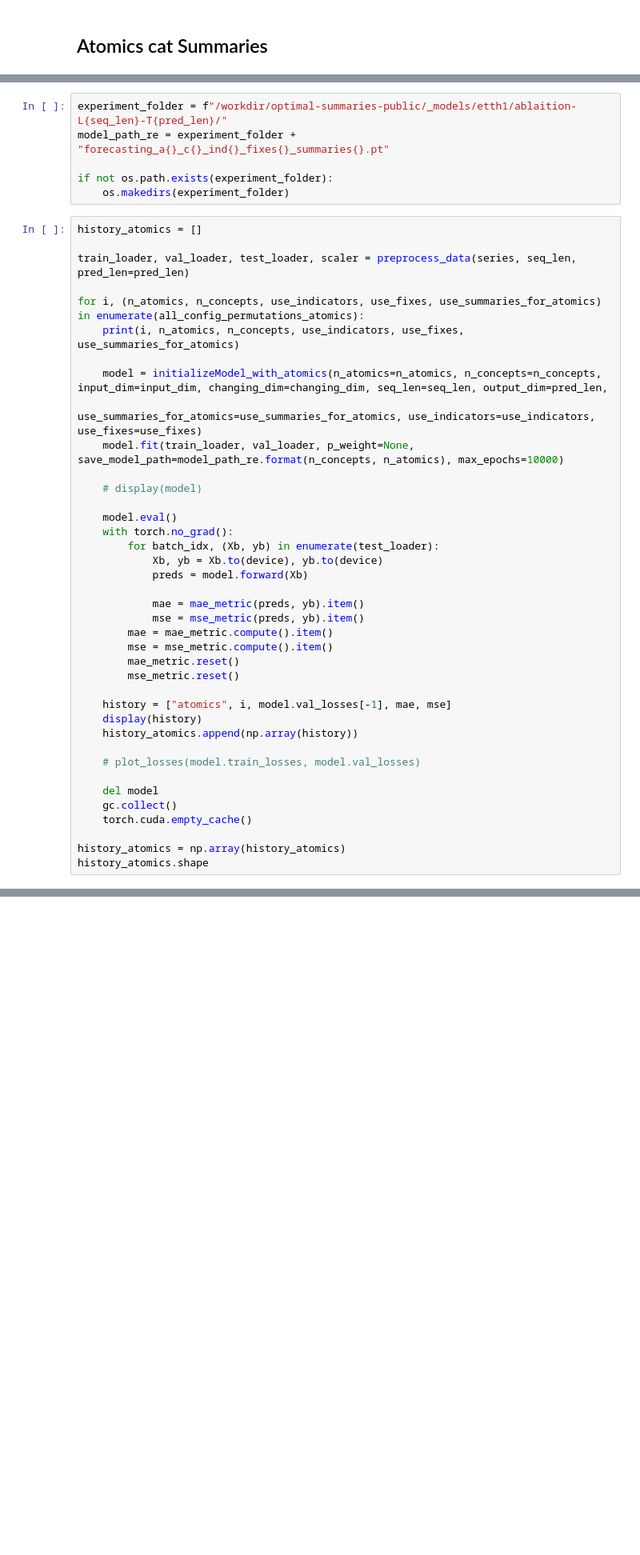
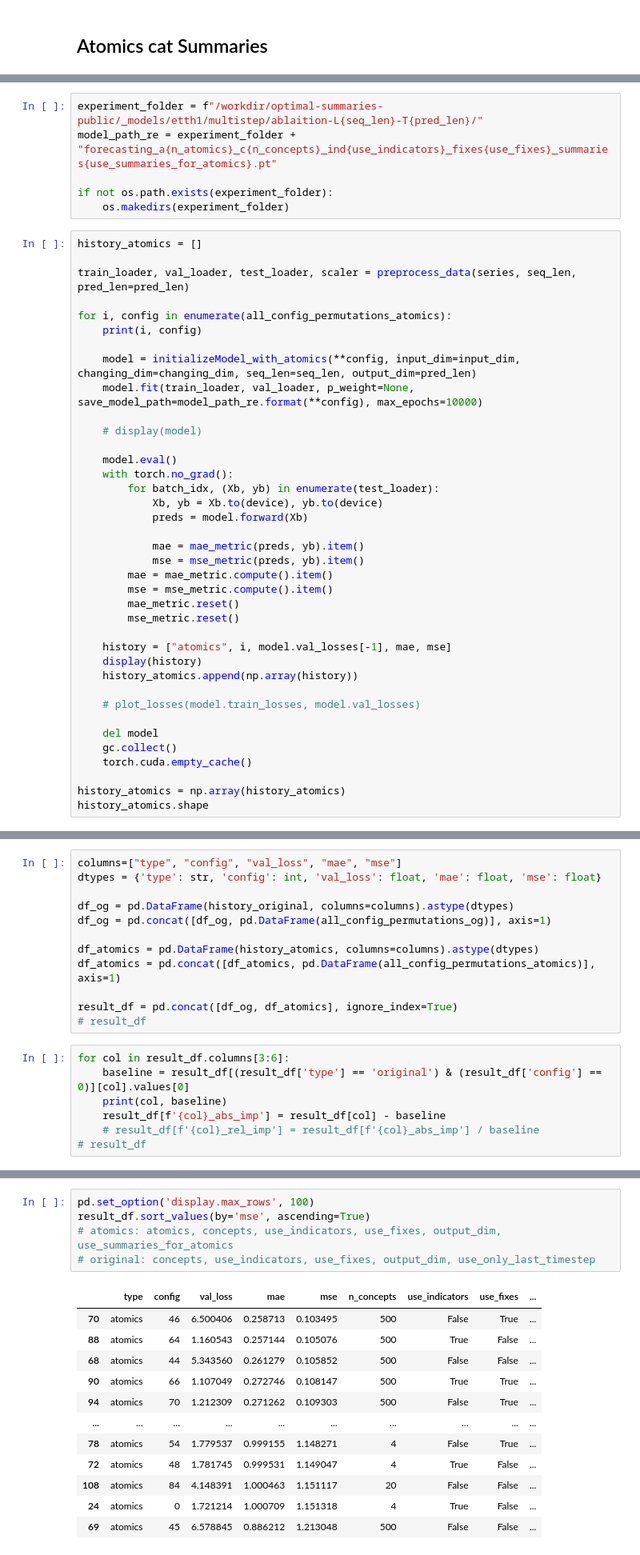
Before and after one commit to KevinArmbruster/optimal-summaries-public, a Jupyter notebook: regression/etth1 ablaition.ipynb, the cells around one changed output, grey strips where cells are left out. Shown: that part at 80% size. Saved outputs shown, nothing was run; the diff lists cells and outputs as text; blank space fills up the shorter version.

Commit message:
ablaitions, some restructering

```diff
--- a/regression/etth1 ablaition.ipynb
+++ b/regression/etth1 ablaition.ipynb
@@ -391,6 +385,6 @@ NameError: name 'product' is not defined
 # %%
-experiment_folder = f"/workdir/optimal-summaries-public/_models/etth1/ablaition-L{seq_len}-T{pred_len}/"
-model_path_re = experiment_folder + "forecasting_a{}_c{}_ind{}_fixes{}_summaries{}.pt"
+experiment_folder = f"/workdir/optimal-summaries-public/_models/etth1/multistep/ablaition-L{seq_len}-T{pred_len}/"
+model_path_re = experiment_folder + "forecasting_a{n_atomics}_c{n_concepts}_ind{use_indicators}_fixes{use_fixes}_summaries{use_summaries_for_atomics}.pt"
 
 if not os.path.exists(experiment_folder):
     os.makedirs(experiment_folder)
@@ -399,12 +393,11 @@ history_atomics = []
 
 train_loader, val_loader, test_loader, scaler = preprocess_data(series, seq_len, pred_len=pred_len)
 
-for i, (n_atomics, n_concepts, use_indicators, use_fixes, use_summaries_for_atomics) in enumerate(all_config_permutations_atomics):
-    print(i, n_atomics, n_concepts, use_indicators, use_fixes, use_summaries_for_atomics)
+for i, config in enumerate(all_config_permutations_atomics):
+    print(i, config)
 
-    model = initializeModel_with_atomics(n_atomics=n_atomics, n_concepts=n_concepts, input_dim=input_dim, changing_dim=changing_dim, seq_len=seq_len, output_dim=pred_len,
-                                         use_summaries_for_atomics=use_summaries_for_atomics, use_indicators=use_indicators, use_fixes=use_fixes)
-    model.fit(train_loader, val_loader, p_weight=None, save_model_path=model_path_re.format(n_concepts, n_atomics), max_epochs=10000)
+    model = initializeModel_with_atomics(**config, input_dim=input_dim, changing_dim=changing_dim, seq_len=seq_len, output_dim=pred_len)
+    model.fit(train_loader, val_loader, p_weight=None, save_model_path=model_path_re.format(**config), max_epochs=10000)
 
     # display(model)
 
@@ -439,0 +450,19 @@ KeyboardInterrupt:
+# %%
+columns=["type", "config", "val_loss", "mae", "mse"]
+dtypes = {'type': str, 'config': int, 'val_loss': float, 'mae': float, 'mse': float}
+
+df_og = pd.DataFrame(history_original, columns=columns).astype(dtypes)
+df_og = pd.concat([df_og, pd.DataFrame(all_config_permutations_og)], axis=1)
+
+df_atomics = pd.DataFrame(history_atomics, columns=columns).astype(dtypes)
+df_atomics = pd.concat([df_atomics, pd.DataFrame(all_config_permutations_atomics)], axis=1)
+
+result_df = pd.concat([df_og, df_atomics], ignore_index=True)
+# result_df
+# %%
+for col in result_df.columns[3:6]:
+    baseline = result_df[(result_df['type'] == 'original') & (result_df['config'] == 0)][col].values[0]
+    print(col, baseline)
+    result_df[f'{col}_abs_imp'] = result_df[col] - baseline
+    # result_df[f'{col}_rel_imp'] = result_df[f'{col}_abs_imp'] / baseline
+# result_df
@@ -439,0 +473,18 @@ KeyboardInterrupt:
+# %%
+pd.set_option('display.max_rows', 100)
+result_df.sort_values(by='mse', ascending=True)
+# atomics: atomics, concepts, use_indicators, use_fixes, output_dim, use_summaries_for_atomics
+# original: concepts, use_indicators, use_fixes, output_dim, use_only_last_timestep
+# %% [output]
+|  | type | config | val_loss | mae | mse | n_concepts | use_indicators | use_fixes | ... |
+| 70 | atomics | 46 | 6.500406 | 0.258713 | 0.103495 | 500 | False | True | ... |
+| 88 | atomics | 64 | 1.160543 | 0.257144 | 0.105076 | 500 | True | False | ... |
+| 68 | atomics | 44 | 5.343560 | 0.261279 | 0.105852 | 500 | False | False | ... |
+| 90 | atomics | 66 | 1.107049 | 0.272746 | 0.108147 | 500 | True | True | ... |
+| 94 | atomics | 70 | 1.212309 | 0.271262 | 0.109303 | 500 | False | True | ... |
+| ... | ... | ... | ... | ... | ... | ... | ... | ... | ... |
+| 78 | atomics | 54 | 1.779537 | 0.999155 | 1.148271 | 4 | False | True | ... |
+| 72 | atomics | 48 | 1.781745 | 0.999531 | 1.149047 | 4 | True | False | ... |
+| 108 | atomics | 84 | 4.148391 | 1.000463 | 1.151117 | 20 | False | False | ... |
+| 24 | atomics | 0 | 1.721214 | 1.000709 | 1.151318 | 4 | True | False | ... |
+| 69 | atomics | 45 | 6.578845 | 0.886212 | 1.213048 | 500 | False | False | ... |
```
Also changed, not shown: parts of 15 cells of this notebook, 9 other files.
